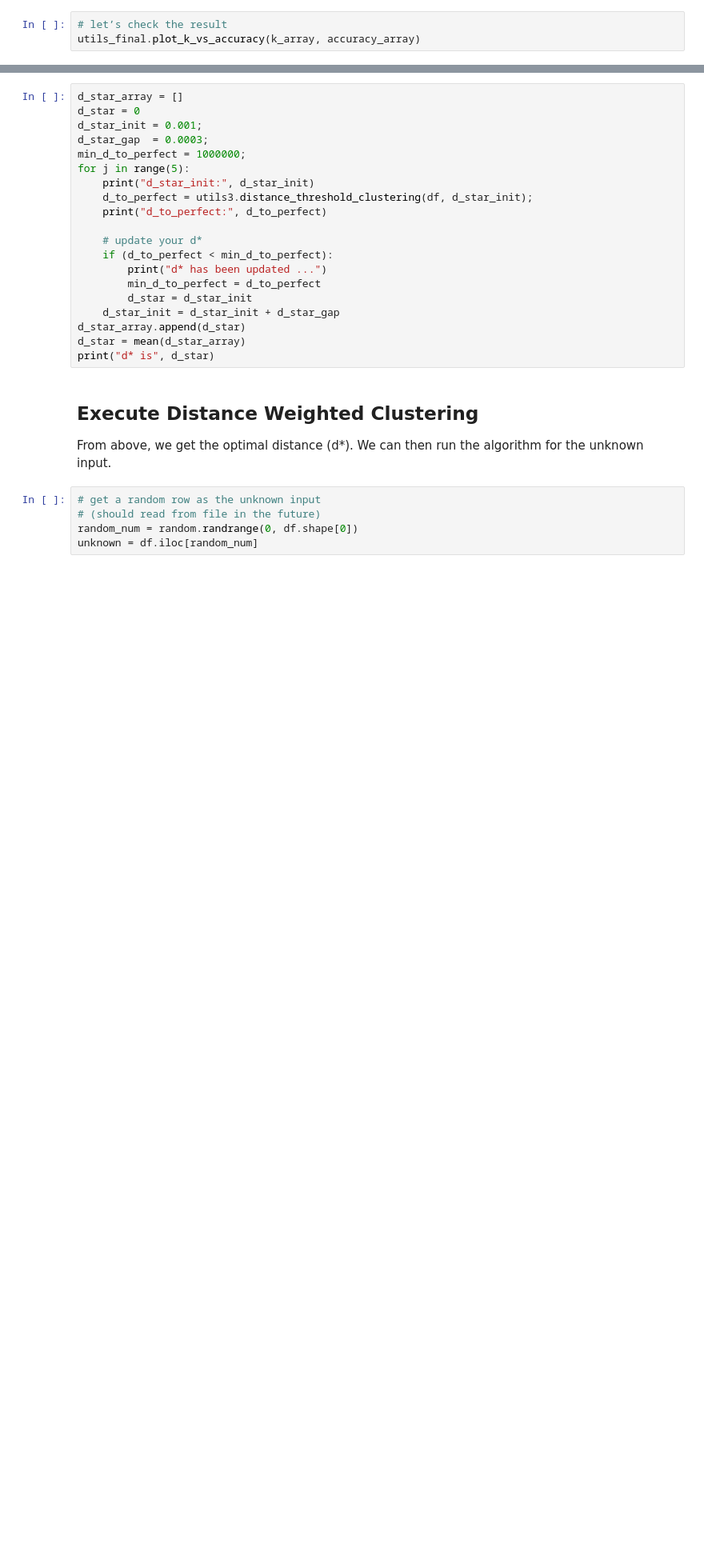
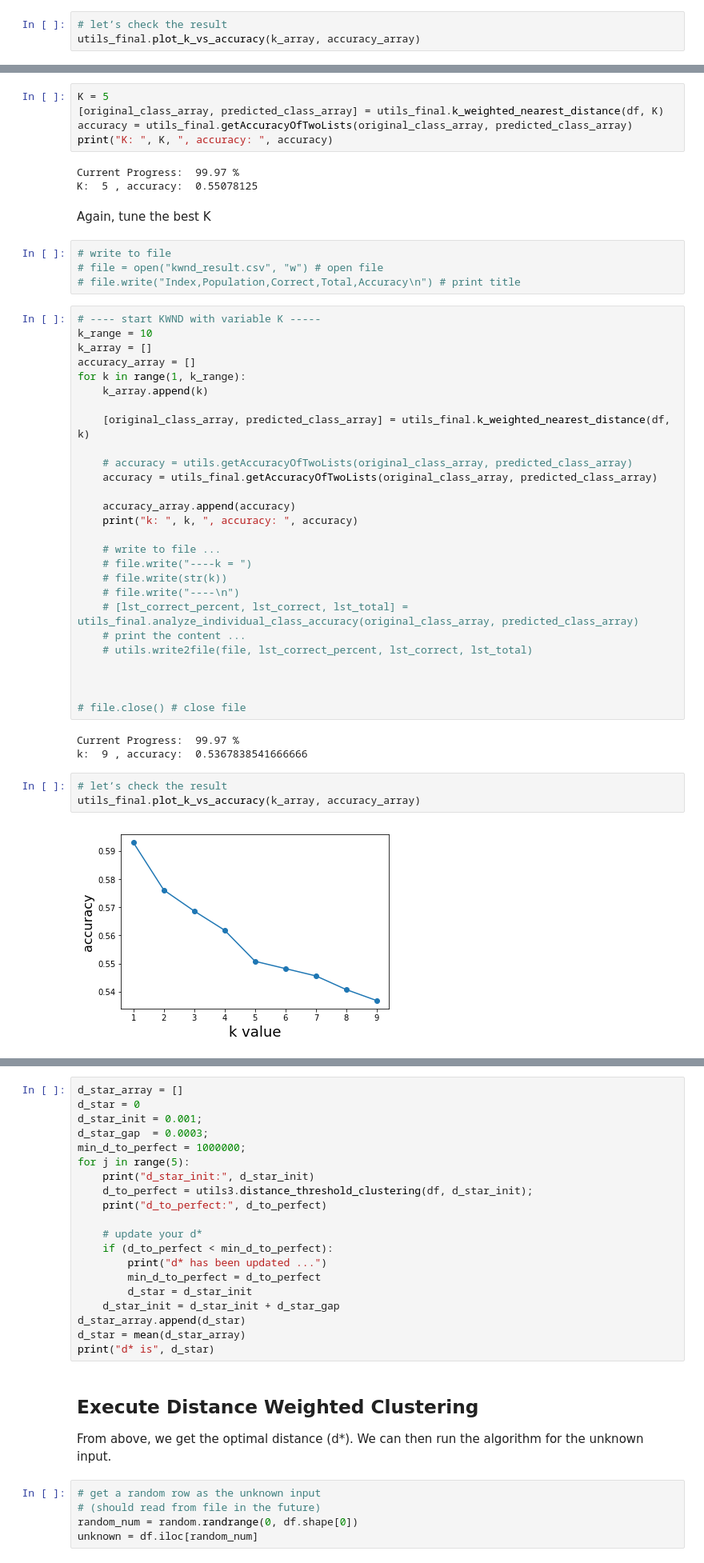
Before and after one commit to CP-TSAI/DNA_Research, a Jupyter notebook: DNA_dist.ipynb, the cells around one changed output, grey strips where cells are left out. Shown: that part at 80% size. Saved outputs shown, nothing was run; the diff lists cells and outputs as text; blank space fills up the shorter version.

Commit message:
add KWND

```diff
--- a/DNA_dist.ipynb
+++ b/DNA_dist.ipynb
@@ -256,0 +236,49 @@ utils_final.plot_k_vs_accuracy(k_array, accuracy_array)
+# %%
+K = 5
+[original_class_array, predicted_class_array] = utils_final.k_weighted_nearest_distance(df, K)
+accuracy = utils_final.getAccuracyOfTwoLists(original_class_array, predicted_class_array)
+print("K: ", K, ", accuracy: ", accuracy)
+# %% [output]
+Current Progress:  99.97 %
+K:  5 , accuracy:  0.55078125
+# %% [markdown]
+Again, tune the best K
+# %%
+# write to file
+# file = open("kwnd_result.csv", "w") # open file
+# file.write("Index,Population,Correct,Total,Accuracy\n") # print title
+# %%
+# ---- start KWND with variable K -----
+k_range = 10
+k_array = []
+accuracy_array = []
+for k in range(1, k_range):
+    k_array.append(k)
+
+    [original_class_array, predicted_class_array] = utils_final.k_weighted_nearest_distance(df, k)
+
+    # accuracy = utils.getAccuracyOfTwoLists(original_class_array, predicted_class_array)
+    accuracy = utils_final.getAccuracyOfTwoLists(original_class_array, predicted_class_array)
+
+    accuracy_array.append(accuracy)
+    print("k: ", k, ", accuracy: ", accuracy)
+
+    # write to file ...
+    # file.write("----k = ")
+    # file.write(str(k))
+    # file.write("----\n")
+    # [lst_correct_percent, lst_correct, lst_total] = utils_final.analyze_individual_class_accuracy(original_class_array, predicted_class_array)
+    # print the content ...
+    # utils.write2file(file, lst_correct_percent, lst_correct, lst_total)
+
+
+
+# file.close() # close file
+# %% [output]
+Current Progress:  99.97 %
+k:  9 , accuracy:  0.5367838541666666
+# %%
+# letʼs check the result
+utils_final.plot_k_vs_accuracy(k_array, accuracy_array)
+# %% [output]
+[figure, added]
```
Also changed, not shown: parts of 21 cells of this notebook, 1 other file.
